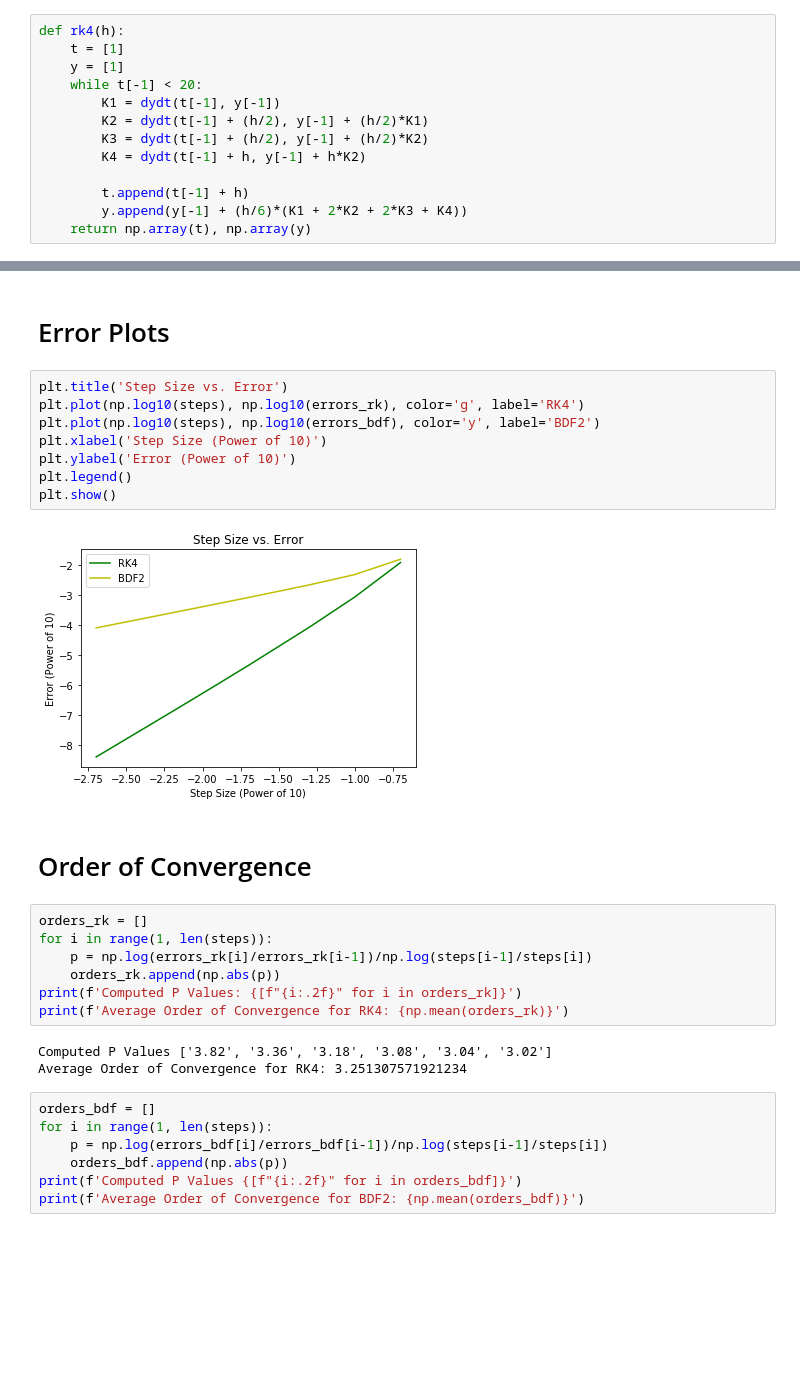
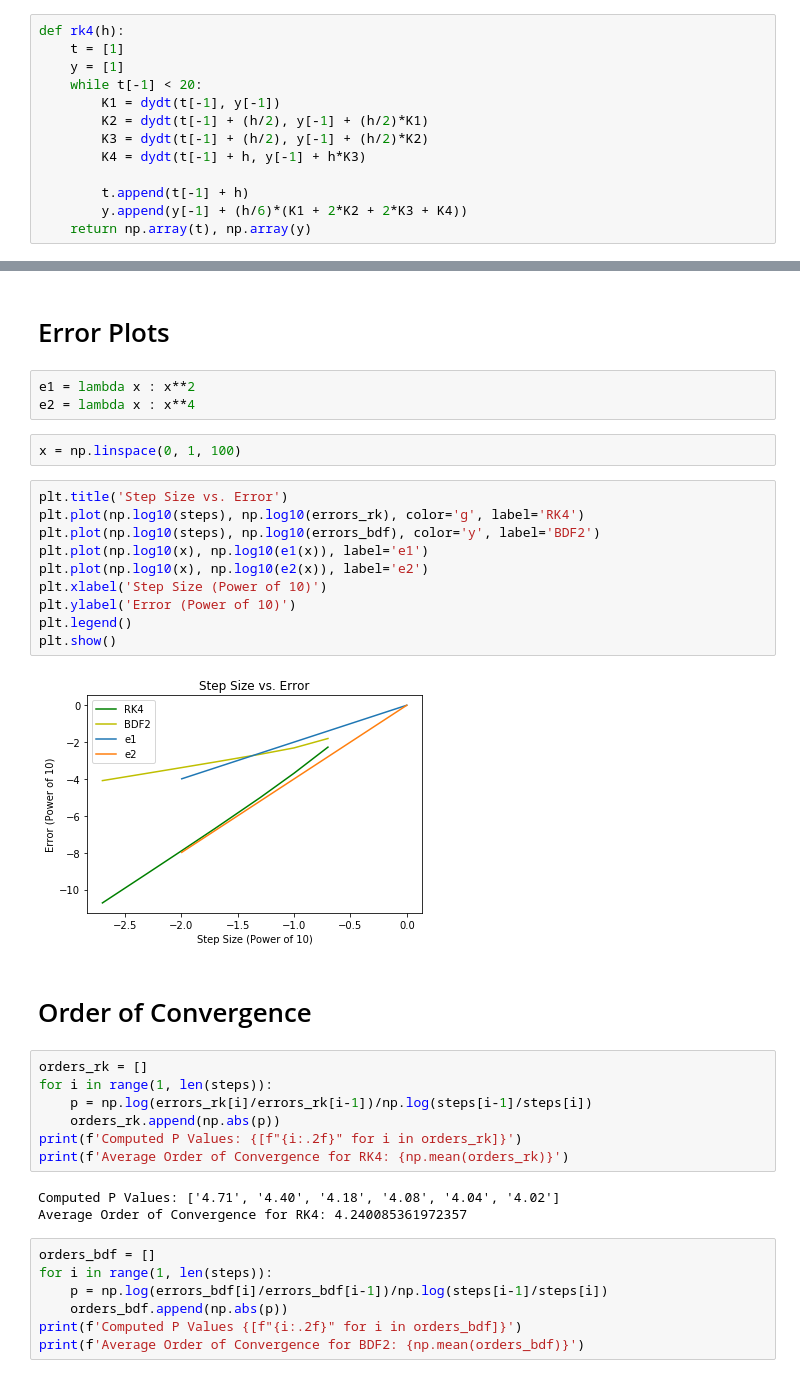
Before and after one commit to sharath/MATH651, a Jupyter notebook: hw6.ipynb, the cells around one changed output, grey strips where cells are left out. Cells and saved outputs as stored; diff of their text form; blank space fills up the shorter version.

```diff
--- a/hw6.ipynb
+++ b/hw6.ipynb
@@ -21,7 +21,7 @@ def rk4(h):
         K1 = dydt(t[-1], y[-1])
         K2 = dydt(t[-1] + (h/2), y[-1] + (h/2)*K1)
         K3 = dydt(t[-1] + (h/2), y[-1] + (h/2)*K2)
-        K4 = dydt(t[-1] + h, y[-1] + h*K2)
+        K4 = dydt(t[-1] + h, y[-1] + h*K3)
 
         t.append(t[-1] + h)
         y.append(y[-1] + (h/6)*(K1 + 2*K2 + 2*K3 + K4))
@@ -44,16 +44,23 @@ def bdf2(h):
 errors_bdf = [err(*bdf2(h)) for h in steps]
 # %% [markdown]
 # Error Plots
+# %%
+e1 = lambda x : x**2
+e2 = lambda x : x**4
+# %%
+x = np.linspace(0, 1, 100)
 # %%
 plt.title('Step Size vs. Error')
 plt.plot(np.log10(steps), np.log10(errors_rk), color='g', label='RK4')
 plt.plot(np.log10(steps), np.log10(errors_bdf), color='y', label='BDF2')
+plt.plot(np.log10(x), np.log10(e1(x)), label='e1')
+plt.plot(np.log10(x), np.log10(e2(x)), label='e2')
 plt.xlabel('Step Size (Power of 10)')
 plt.ylabel('Error (Power of 10)')
 plt.legend()
 plt.show()
 # %% [output]
-[figure, old version]
+[figure, new version]
 # %% [markdown]
 # Order of Convergence
 # %%
@@ -64,8 +71,8 @@ for i in range(1, len(steps)):
 print(f'Computed P Values: {[f"{i:.2f}" for i in orders_rk]}')
 print(f'Average Order of Convergence for RK4: {np.mean(orders_rk)}')
 # %% [output]
-Computed P Values ['3.82', '3.36', '3.18', '3.08', '3.04', '3.02']
-Average Order of Convergence for RK4: 3.251307571921234
+Computed P Values: ['4.71', '4.40', '4.18', '4.08', '4.04', '4.02']
+Average Order of Convergence for RK4: 4.240085361972357
 # %%
 orders_bdf = []
 for i in range(1, len(steps)):
```
